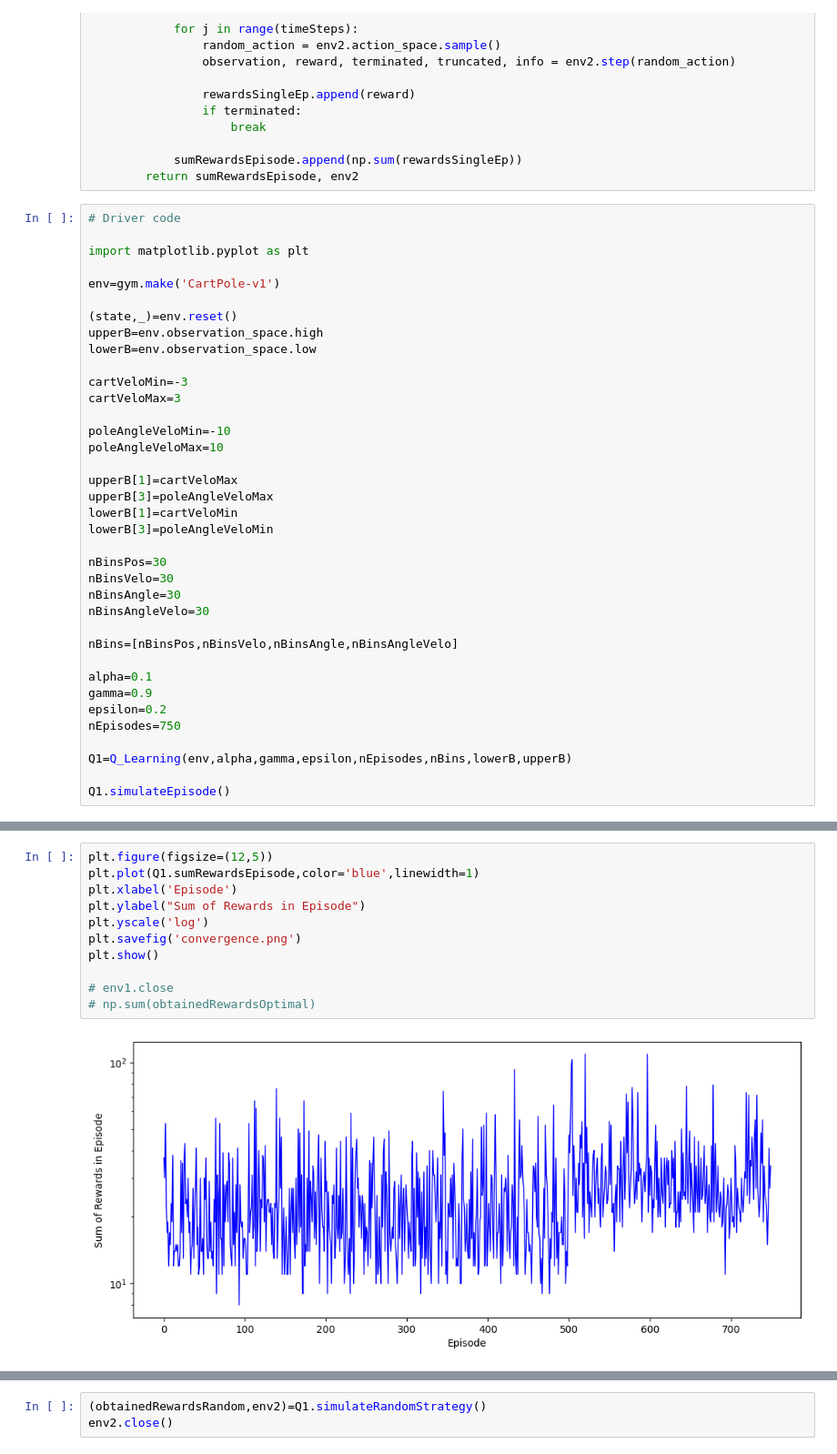
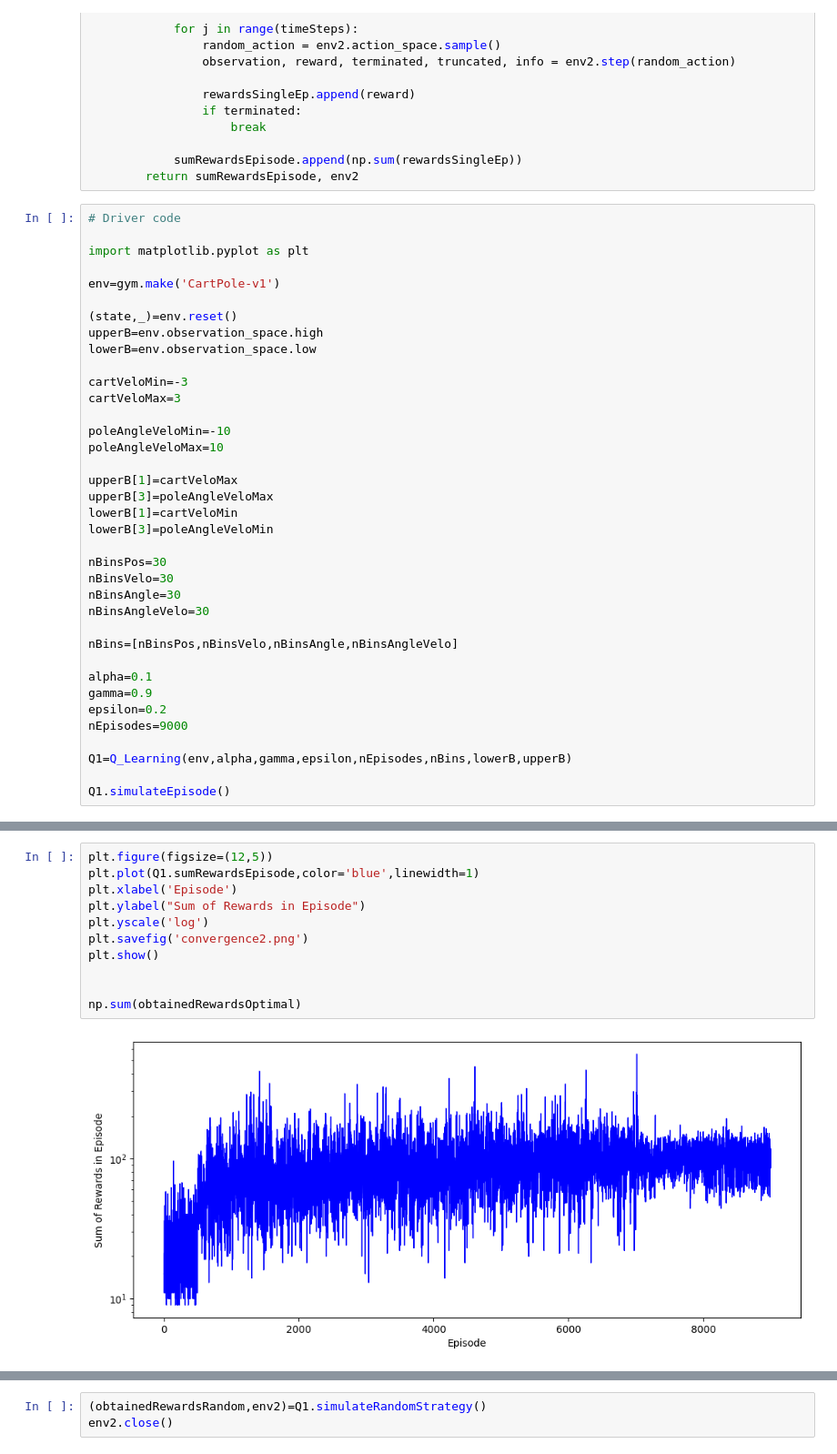
Before and after one commit to tanis-hkraj/CartPole-Balancing-Bot, a Jupyter notebook: CartPole.ipynb, the cells around one changed output, grey strips where cells are left out. Shown at 91% size. Cells and saved outputs as stored; diff of their text form.

```diff
--- a/CartPole.ipynb
+++ b/CartPole.ipynb
@@ -170,7 +170,7 @@ nBins=[nBinsPos,nBinsVelo,nBinsAngle,nBinsAngleVelo]
 alpha=0.1
 gamma=0.9
 epsilon=0.2
-nEpisodes=750
+nEpisodes=9000
 
 Q1=Q_Learning(env,alpha,gamma,epsilon,nEpisodes,nBins,lowerB,upperB)
 
@@ -199,13 +218,13 @@ for i in range(100):
 # %%
 plt.figure(figsize=(12,5))
 plt.plot(Q1.sumRewardsEpisode,color='blue',linewidth=1)
 plt.xlabel('Episode')
 plt.ylabel("Sum of Rewards in Episode")
 plt.yscale('log')
-plt.savefig('convergence.png')
+plt.savefig('convergence2.png')
 plt.show()
 
-# env1.close
-# np.sum(obtainedRewardsOptimal)
+
+np.sum(obtainedRewardsOptimal)
 # %% [output]
-[figure, old version]
+[figure, new version]
```
Also changed, not shown: parts of 8 cells of this notebook, 8 other files.
